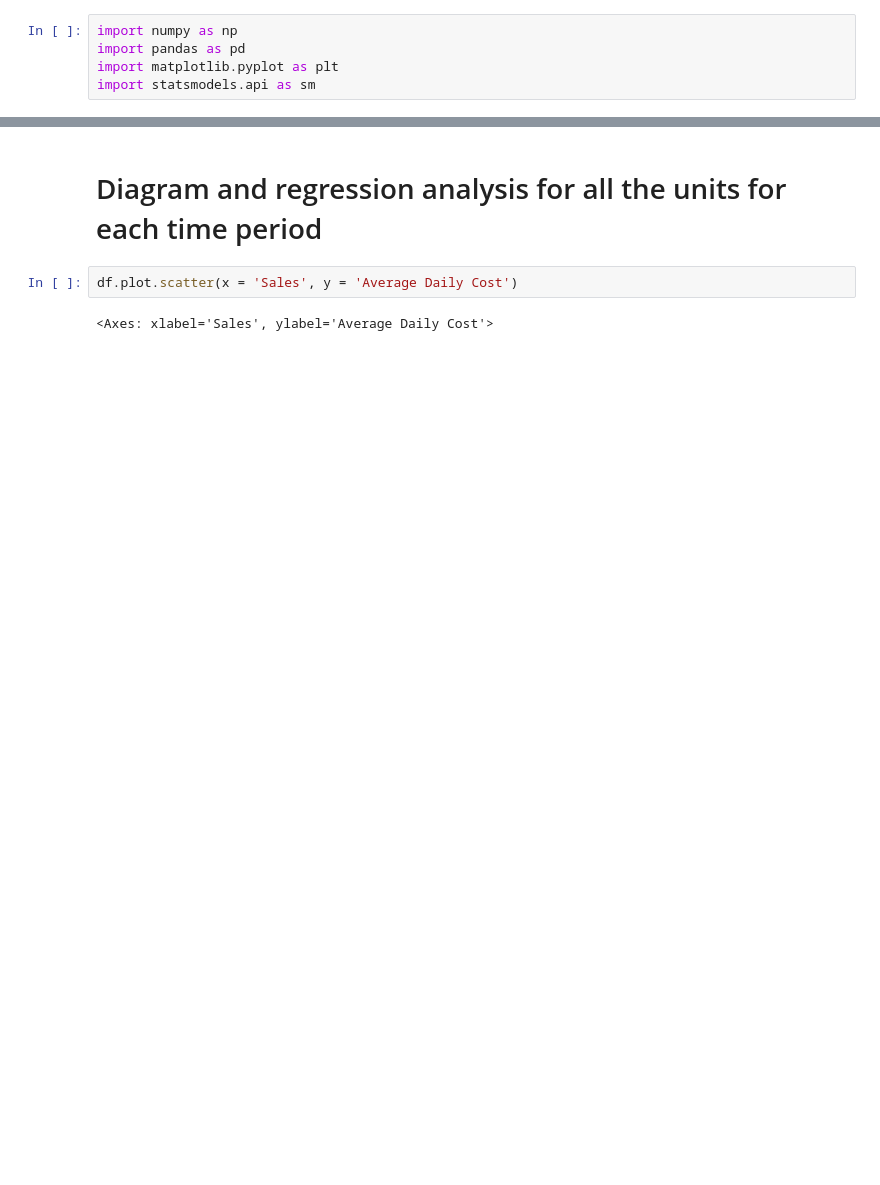
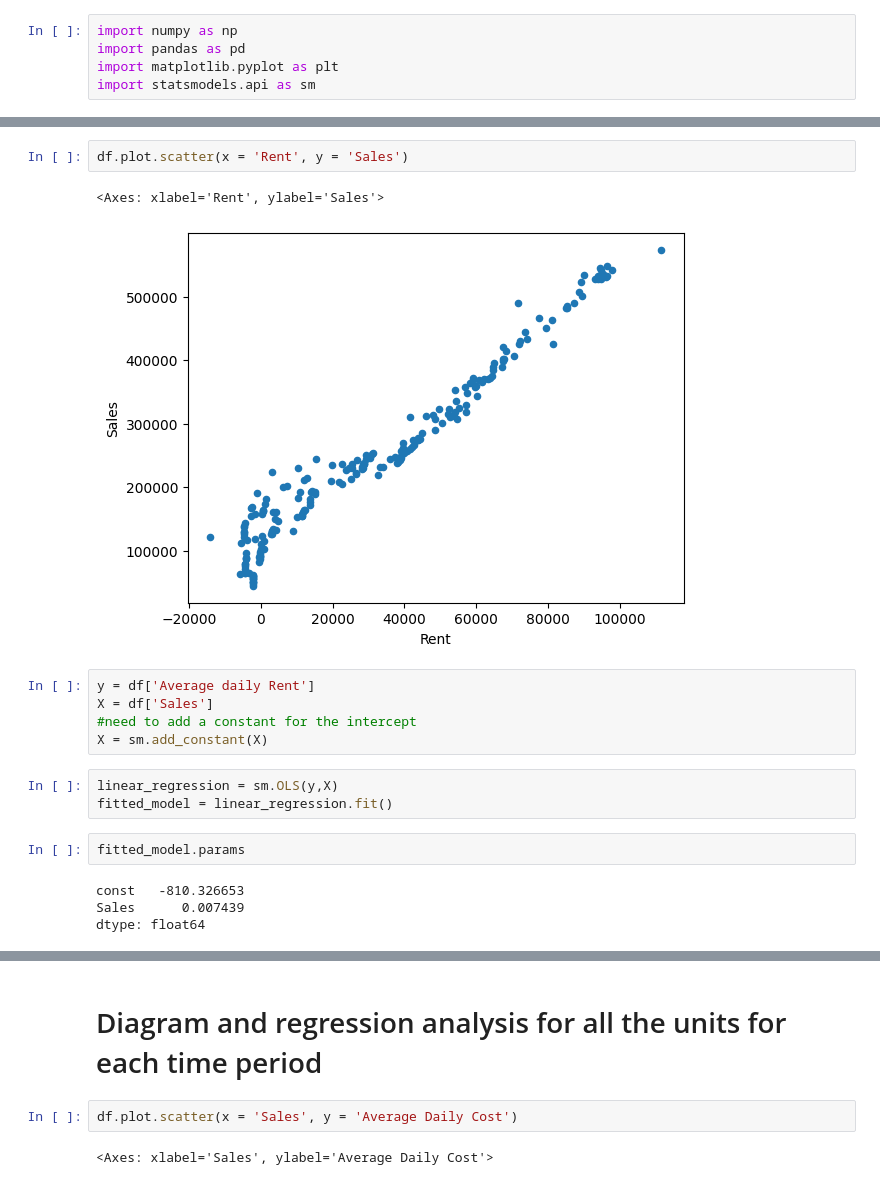
Before and after one commit to aaditkamat/QMB6945-RMS-Project, a Jupyter notebook: Linear Regression.ipynb, the cells around one changed output, grey strips where cells are left out. Drawn from its saved outputs; the diff is of its cells as text; blank space fills up the shorter version.

Commit message:
Update linear regression notebook

```diff
--- a/Linear Regression.ipynb
+++ b/Linear Regression.ipynb
@@ -23,0 +45,19 @@ df
+# %%
+df.plot.scatter(x = 'Rent', y = 'Sales')
+# %% [output]
+<Axes: xlabel='Rent', ylabel='Sales'>
+[figure, added]
+# %%
+y = df['Average daily Rent']
+X = df['Sales']
+#need to add a constant for the intercept
+X = sm.add_constant(X)
+# %%
+linear_regression = sm.OLS(y,X)
+fitted_model = linear_regression.fit()
+# %%
+fitted_model.params
+# %% [output]
+const   -810.326653
+Sales      0.007439
+dtype: float64
```
Also changed, not shown: parts of 31 cells of this notebook, 1 other file.
